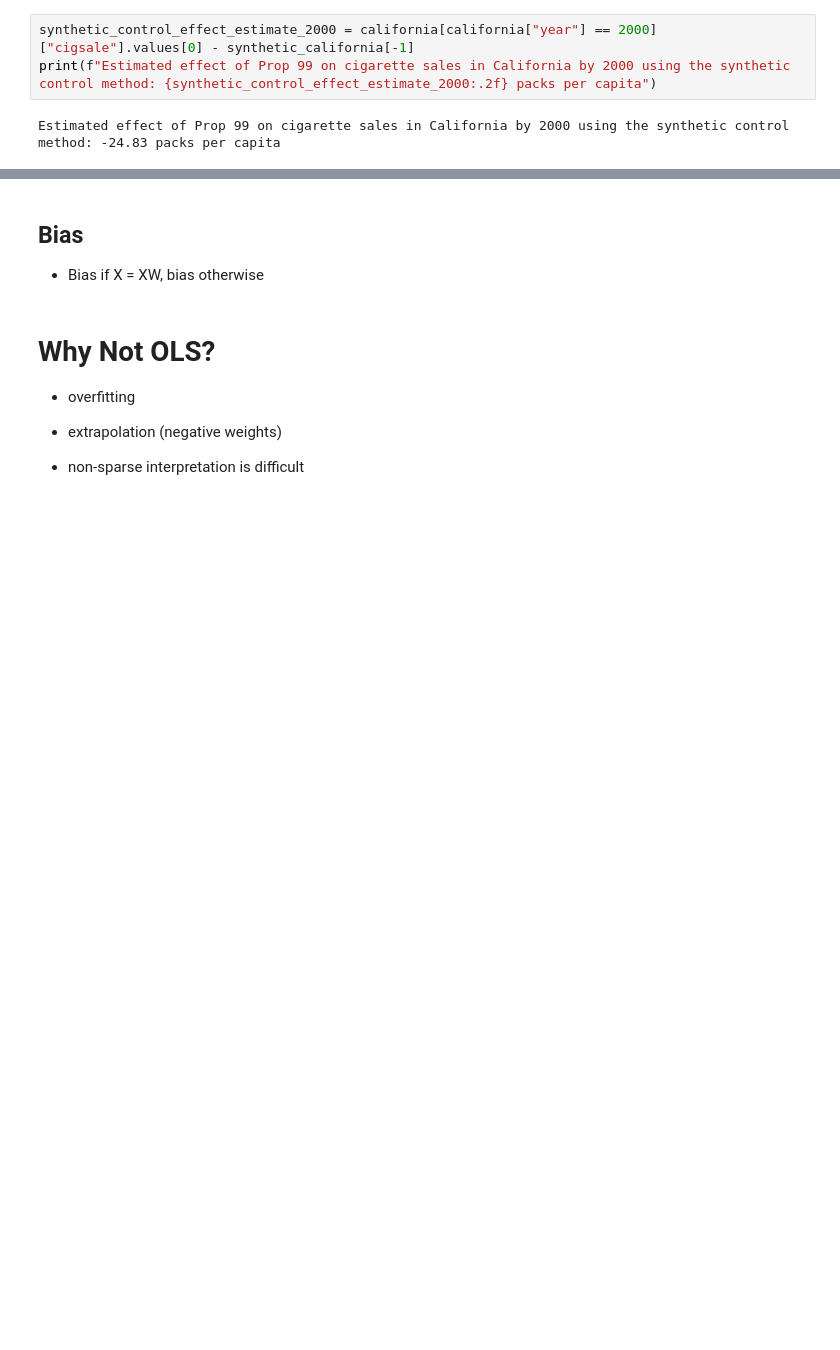
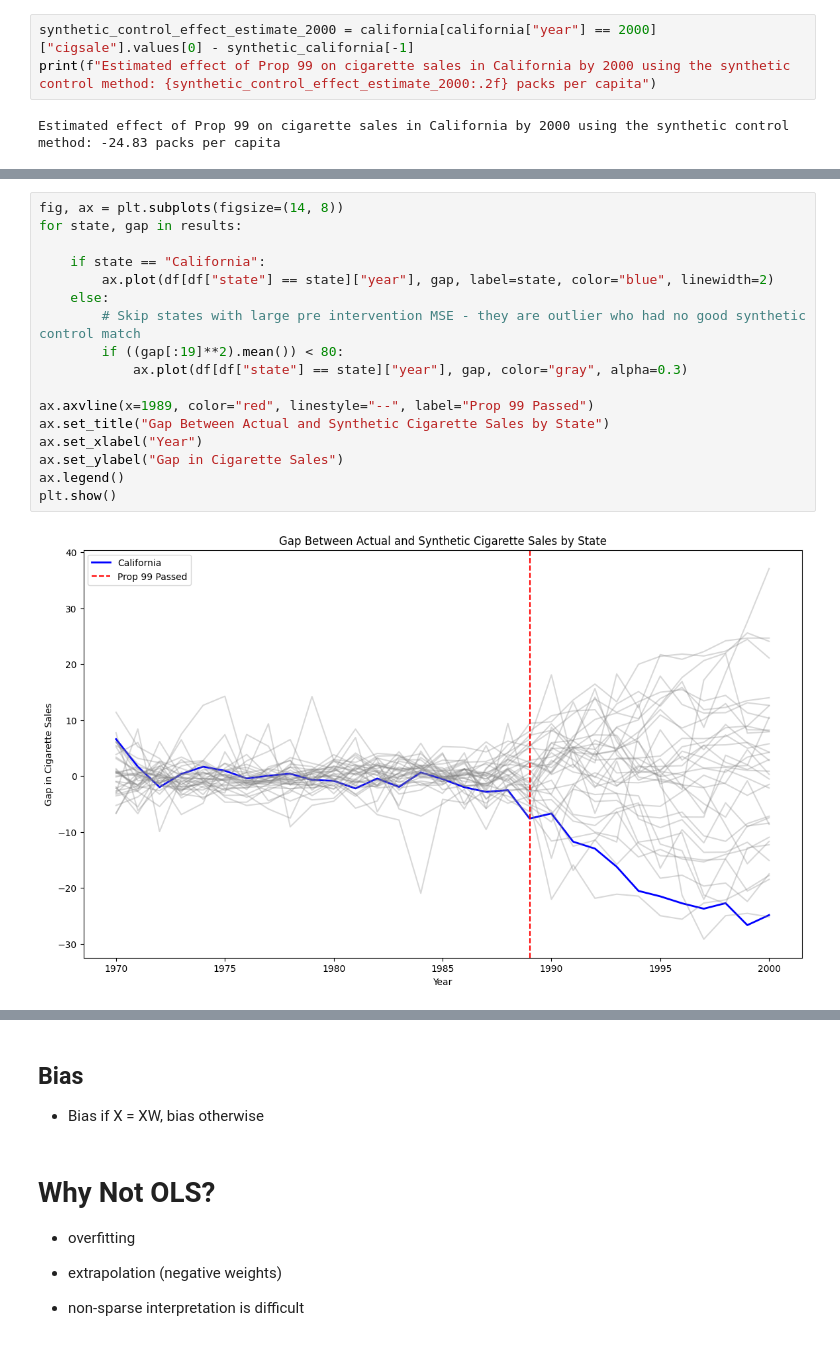
Before and after one commit to cainemerrick98/causal-inference, a Jupyter notebook: 4.reducing_smoking_in_california/notebook.ipynb, the cells around one changed output, grey strips where cells are left out. Drawn from its saved outputs; the diff is of its cells as text; blank space fills up the shorter version.

```diff
--- a/4.reducing_smoking_in_california/notebook.ipynb
+++ b/4.reducing_smoking_in_california/notebook.ipynb
@@ -204,0 +246,19 @@ Estimated effect of Prop 99 on cigarette sales in California by 2000 using the s
+# %%
+fig, ax = plt.subplots(figsize=(14, 8))
+for state, gap in results:
+
+    if state == "California":
+        ax.plot(df[df["state"] == state]["year"], gap, label=state, color="blue", linewidth=2)
+    else:
+        # Skip states with large pre intervention MSE - they are outlier who had no good synthetic control match
+        if ((gap[:19]**2).mean()) < 80:
+            ax.plot(df[df["state"] == state]["year"], gap, color="gray", alpha=0.3)
+
+ax.axvline(x=1989, color="red", linestyle="--", label="Prop 99 Passed")
+ax.set_title("Gap Between Actual and Synthetic Cigarette Sales by State")
+ax.set_xlabel("Year")
+ax.set_ylabel("Gap in Cigarette Sales")
+ax.legend()
+plt.show()
+# %% [output]
+[figure, added]
```
Also changed, not shown: parts of 9 cells of this notebook, 1 other file.
